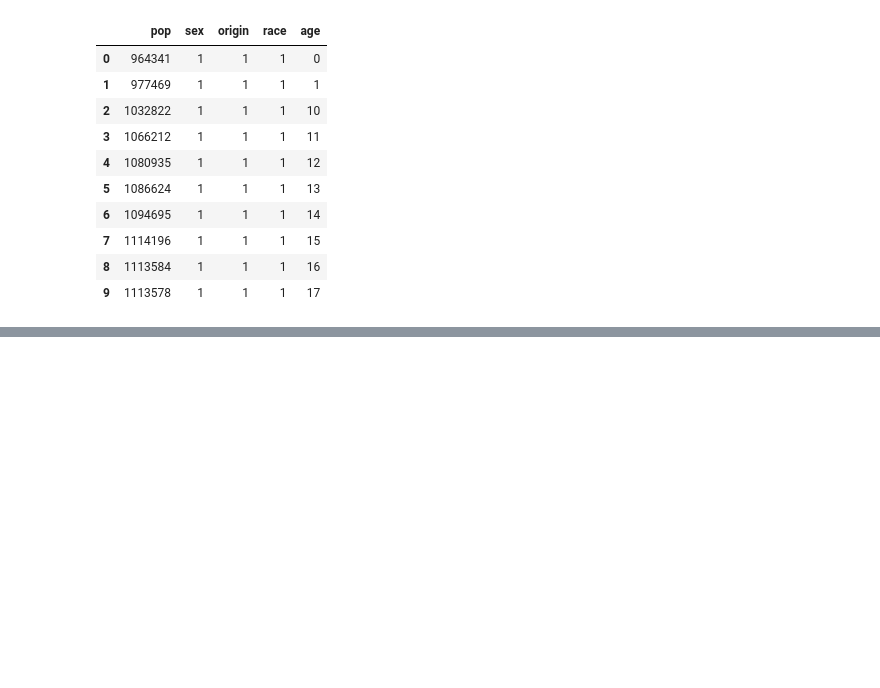
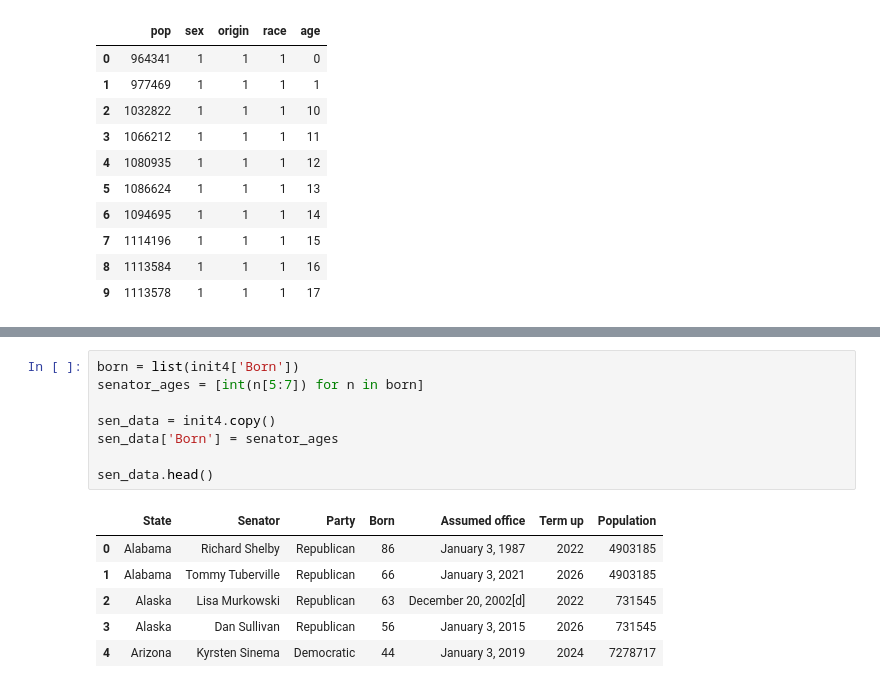
Before and after one commit to isabelle-sanford/senate-analysis, a Jupyter notebook: Resources/kosal/Plotting1.ipynb, the cells around one changed output, grey strips where cells are left out. Saved outputs shown, nothing was run; the diff lists cells and outputs as text; blank space fills up the shorter version.

```diff
--- a/Resources/kosal/Plotting1.ipynb
+++ b/Resources/kosal/Plotting1.ipynb
@@ -92,0 +112,15 @@ array([ 0,  1, 10, 11, 12, 13, 14, 15, 16, 17, 18, 19,  2, 20, 21, 22, 23,
+# %%
+born = list(init4['Born'])
+senator_ages = [int(n[5:7]) for n in born]
+
+sen_data = init4.copy()
+sen_data['Born'] = senator_ages
+
+sen_data.head()
+# %% [output]
+|  | State | Senator | Party | Born | Assumed office | Term up | Population |
+| 0 | Alabama | Richard Shelby | Republican | 86 | January 3, 1987 | 2022 | 4903185 |
+| 1 | Alabama | Tommy Tuberville | Republican | 66 | January 3, 2021 | 2026 | 4903185 |
+| 2 | Alaska | Lisa Murkowski | Republican | 63 | December 20, 2002[d] | 2022 | 731545 |
+| 3 | Alaska | Dan Sullivan | Republican | 56 | January 3, 2015 | 2026 | 731545 |
+| 4 | Arizona | Kyrsten Sinema | Democratic | 44 | January 3, 2019 | 2024 | 7278717 |
```
Also changed, not shown: parts of 4 cells of this notebook, 1 other file.
